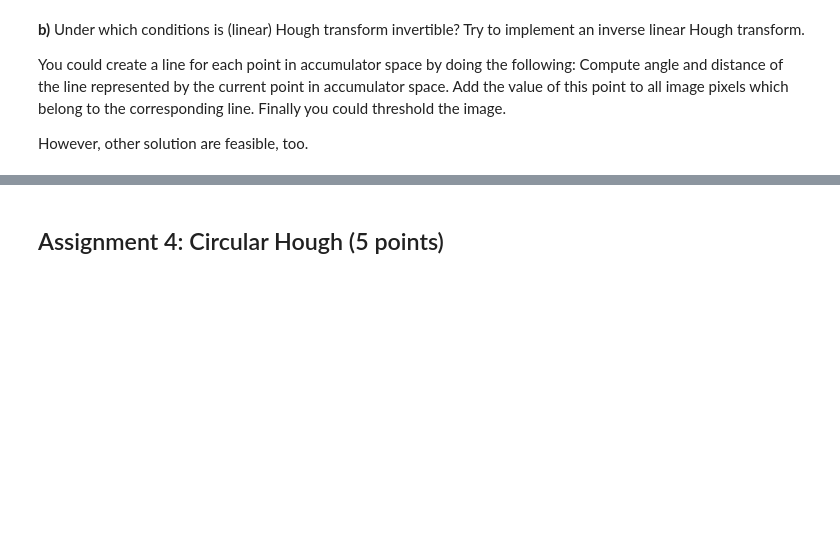
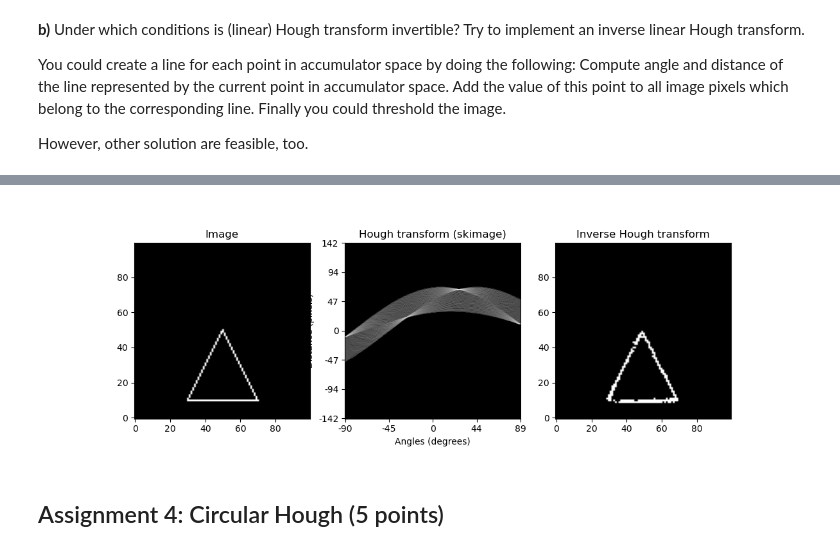
Before and after one commit to shuxton/computer-vision-homework, a Jupyter notebook: Sheet04/sheet04.ipynb, the cells around one changed output, grey strips where cells are left out. Drawn from its saved outputs; the diff is of its cells as text; code cells hidden in the pictures; blank space fills up the shorter version.

```diff
--- a/Sheet04/sheet04.ipynb
+++ b/Sheet04/sheet04.ipynb
@@ -390,52 +414,80 @@ from skimage.transform import hough_line
 import matplotlib.pyplot as plt
 import numpy as np
 
-# YOUR CODE HERE
-raise NotImplementedError()
+import numpy as np
 
 def my_inverse_hough_line(accumulator, shape):
-    """Compute an inverse Hough transform, i.e. compute the image from the accumulator space.
+    """
+    Reconstruct an image from the Hough accumulator space by drawing lines corresponding to the peaks.
 
     Args:
-        accumulator (numpy.ndarray)
-        shape (tuple): The shape (dimensions) of the image to be created
+        accumulator (numpy.ndarray): The Hough accumulator space.
+        shape (tuple): Shape of the output image (height, width).
 
-    Result:
-        img (numpy.ndarray): The image created from the accumulator space.
+    Returns:
+        img (numpy.ndarray): Reconstructed image with lines.
     """
-    img = np.zeros(shape, np.uint64)
+    img = np.zeros(shape, dtype=np.float32)
 
-    # YOUR CODE HERE
-    raise NotImplementedError()
+    # Define theta and rho ranges
+    theta_range = np.linspace(-np.pi / 2, np.pi / 2, accumulator.shape[1])
+    diag_len = int(np.sqrt(shape[0]**2 + shape[1]**2))
+    rho_range = np.linspace(-diag_len, diag_len, accumulator.shape[0])
+
+    # Loop through each point in the accumulator space
+    for r_idx in range(accumulator.shape[0]):
+        for theta_idx in range(accumulator.shape[1]):
+            val = accumulator[r_idx, theta_idx]
+            if val > 0:
+                rho = rho_range[r_idx]
+                theta = theta_range[theta_idx]
+
+                cos_theta = np.cos(theta)
+                sin_theta = np.sin(theta)
+
+                for x in range(shape[1]):
+                    y = int((rho - x * cos_theta) / sin_theta)
+                    if 0 <= y < shape[0]:
+                        img[y, x] += val
+
+                for y in range(shape[0]):
+                    x = int((rho - y * sin_theta) / cos_theta)
+                    if 0 <= x < shape[1]:
+                        img[y, x] += val
+
+    img = (img > np.max(img) * 0.75).astype(np.bool)
+
     return img
 
 img = np.zeros((100,100))
 
 #point(img, (10,10))
 #line(img,(10,20),(70,20))
 #line(img,(20,10),(20,70))
 polygon(img,[(10,30),(50,50),(10,70)])
 
 plt.figure(figsize=(12, 4))
 plt.gray()
 plt.subplot(1,3,1) ; plt.title('Image'); plt.imshow(img, origin = 'lower')
 
 out, angles, d = hough_line(img)
 out_resized = resize(out, (out.shape[0], out.shape[0]), anti_aliasing=True, preserve_range=True)
 ax = plt.subplot(1,3,2) ; plt.title('Hough transform (skimage)');
 ax.set_title('Hough transform (skimage)');
 ax.set_xlabel('Angles (degrees)')
 ax.set_ylabel('Distance (pixels)')
 ax.imshow(np.log(1 + out_resized), origin = 'lower', cmap='gray')
 ax.set_yticks(np.linspace(0, out.shape[0], 7))
 ax.set_yticklabels((-1 * np.linspace(d[-1], d[0], 7)).astype(int))
 ax.set_xticks(np.linspace(0, out.shape[0], 5))
 ax.set_xticklabels(np.linspace(np.rad2deg(angles[0]), np.rad2deg(angles[-1]), 5).astype(int))
 
 img2 = my_inverse_hough_line(out, img.shape)
 plt.subplot(1,3,3) ; plt.title('Inverse Hough transform');
 plt.imshow(img2, origin = 'lower')
 plt.show()
+# %% [output]
+[figure, added]
 # %% [markdown]
 ## Assignment 4: Circular Hough (5 points)
 # %% [markdown]
```
Also changed, not shown: parts of 9 cells of this notebook.
